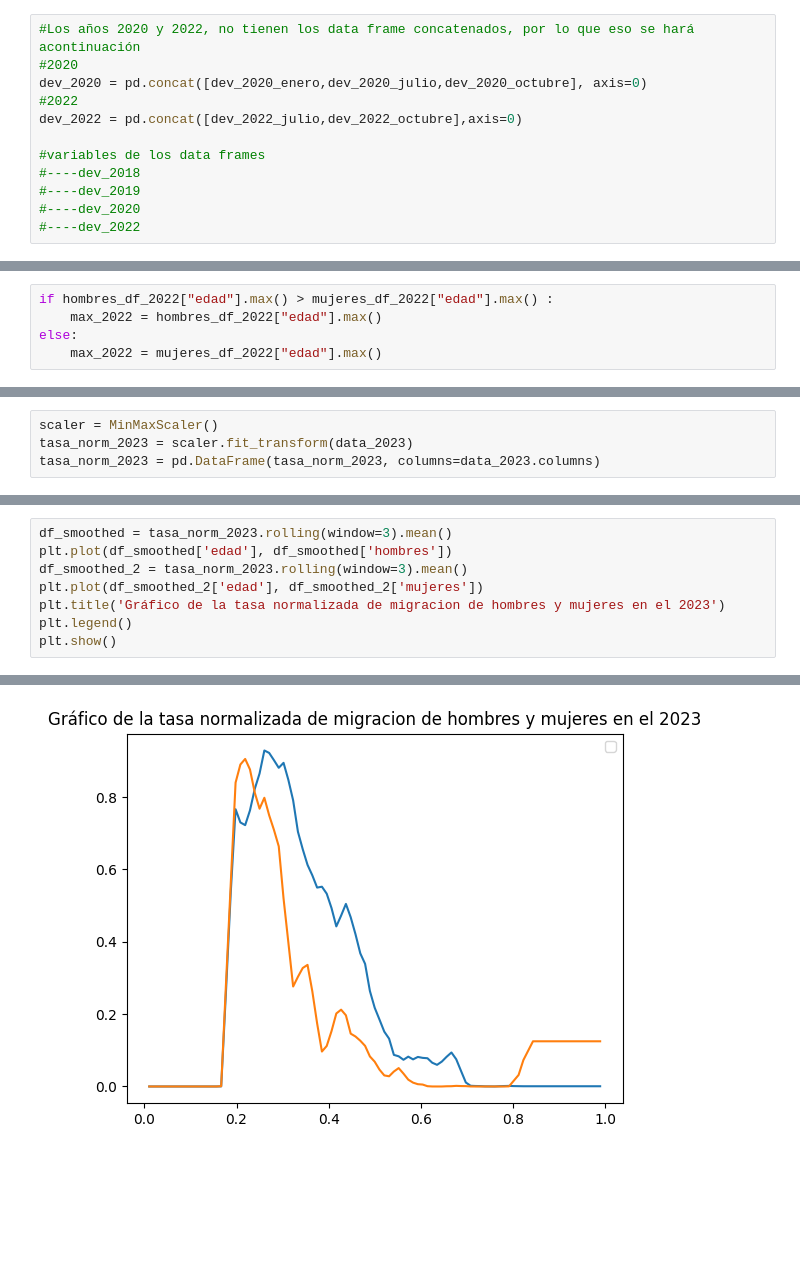
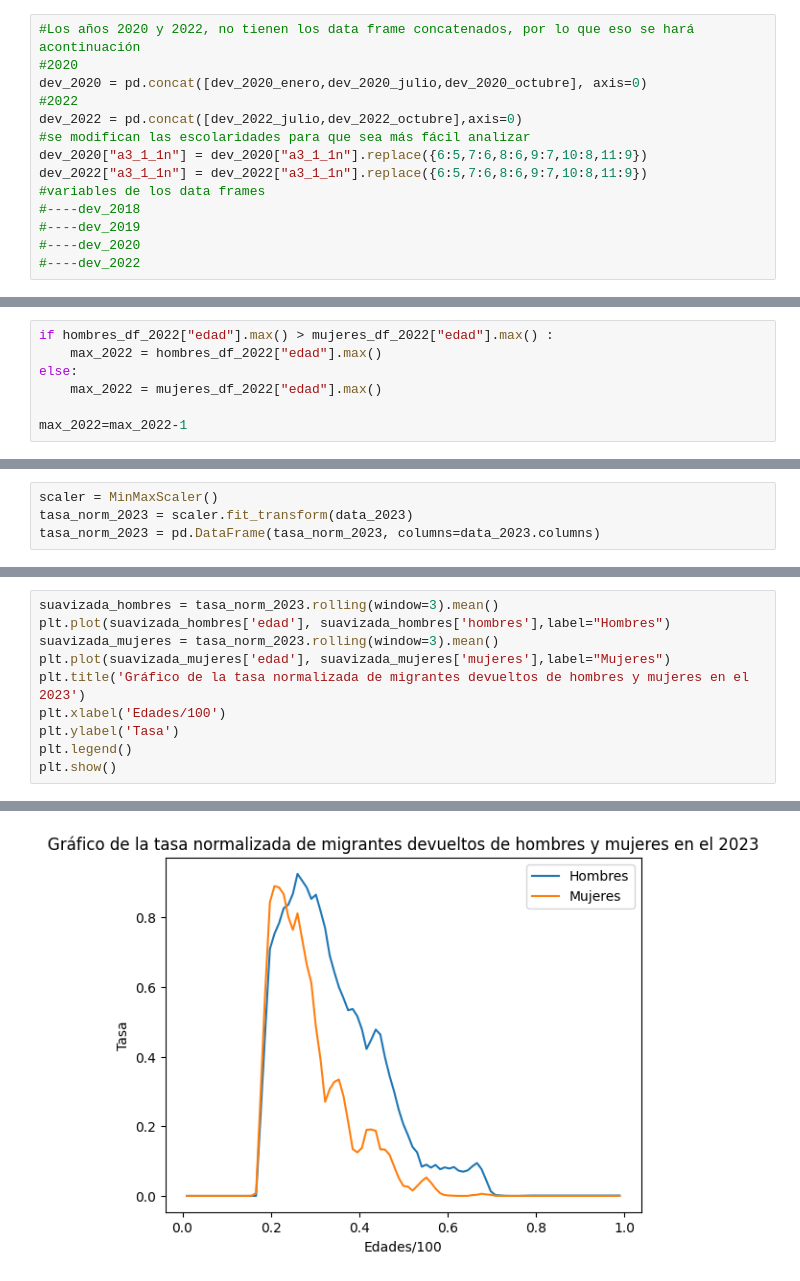
Before and after one commit to ErickNicolasP/ASE, a Jupyter notebook: proyecto_ASE.ipynb, the cells around one changed output, grey strips where cells are left out. Drawn from its saved outputs; the diff is of its cells as text; blank space fills up the shorter version.

```diff
--- a/proyecto_ASE.ipynb
+++ b/proyecto_ASE.ipynb
@@ -41,7 +46,9 @@ censo = pd.read_csv('/content/gdrive/MyDrive/Ciencia de Datos/ASE/censo 2020/cen
 dev_2020 = pd.concat([dev_2020_enero,dev_2020_julio,dev_2020_octubre], axis=0)
 #2022
 dev_2022 = pd.concat([dev_2022_julio,dev_2022_octubre],axis=0)
-
+#se modifican las escolaridades para que sea más fácil analizar
+dev_2020["a3_1_1n"] = dev_2020["a3_1_1n"].replace({6:5,7:6,8:6,9:7,10:8,11:9})
+dev_2022["a3_1_1n"] = dev_2022["a3_1_1n"].replace({6:5,7:6,8:6,9:7,10:8,11:9})
 #variables de los data frames
 #----dev_2018
 #----dev_2019
@@ -366,6 +406,8 @@ if hombres_df_2022["edad"].max() > mujeres_df_2022["edad"].max() :
     max_2022 = hombres_df_2022["edad"].max()
 else:
     max_2022 = mujeres_df_2022["edad"].max()
+
+max_2022=max_2022-1
 # %%
 rango_edades = set(range(0, max_2022+1))
 edades_presentes = set(hombres_df_2022['edad'])
@@ -580,9 +665,11 @@ plt.show()
 # %%
-df_smoothed = tasa_norm_2023.rolling(window=3).mean()
-plt.plot(df_smoothed['edad'], df_smoothed['hombres'])
-df_smoothed_2 = tasa_norm_2023.rolling(window=3).mean()
-plt.plot(df_smoothed_2['edad'], df_smoothed_2['mujeres'])
-plt.title('Gráfico de la tasa normalizada de migracion de hombres y mujeres en el 2023')
+suavizada_hombres = tasa_norm_2023.rolling(window=3).mean()
+plt.plot(suavizada_hombres['edad'], suavizada_hombres['hombres'],label="Hombres")
+suavizada_mujeres = tasa_norm_2023.rolling(window=3).mean()
+plt.plot(suavizada_mujeres['edad'], suavizada_mujeres['mujeres'],label="Mujeres")
+plt.title('Gráfico de la tasa normalizada de migrantes devueltos de hombres y mujeres en el 2023')
+plt.xlabel('Edades/100')
+plt.ylabel('Tasa')
 plt.legend()
 plt.show()
 # %% [output]
@@ -590 +676 @@ WARNING:matplotlib.legend:No artists with labels found to put in legend.  Note t
-[figure, old version]
+[figure, new version]
```
Also changed, not shown: parts of 34 cells of this notebook.
